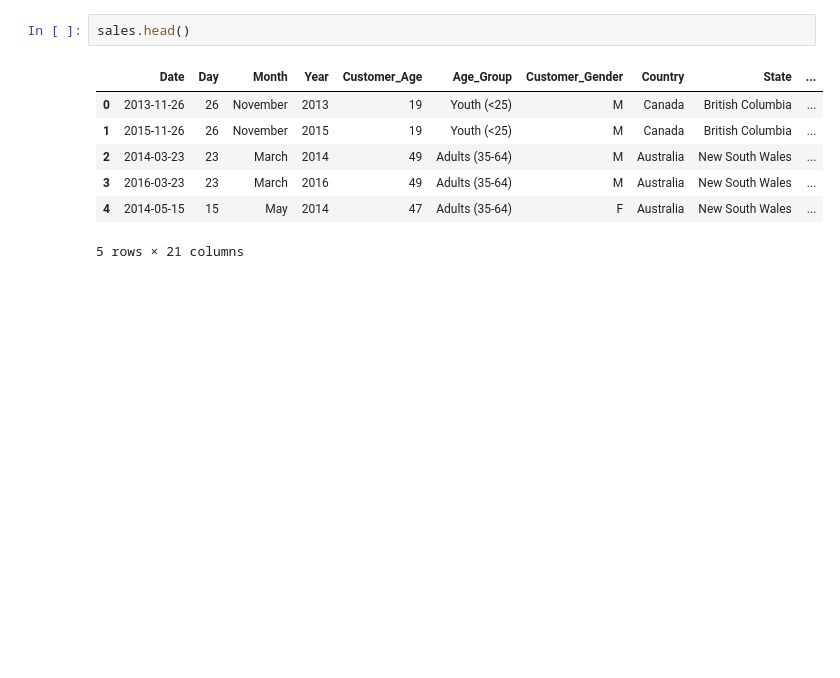
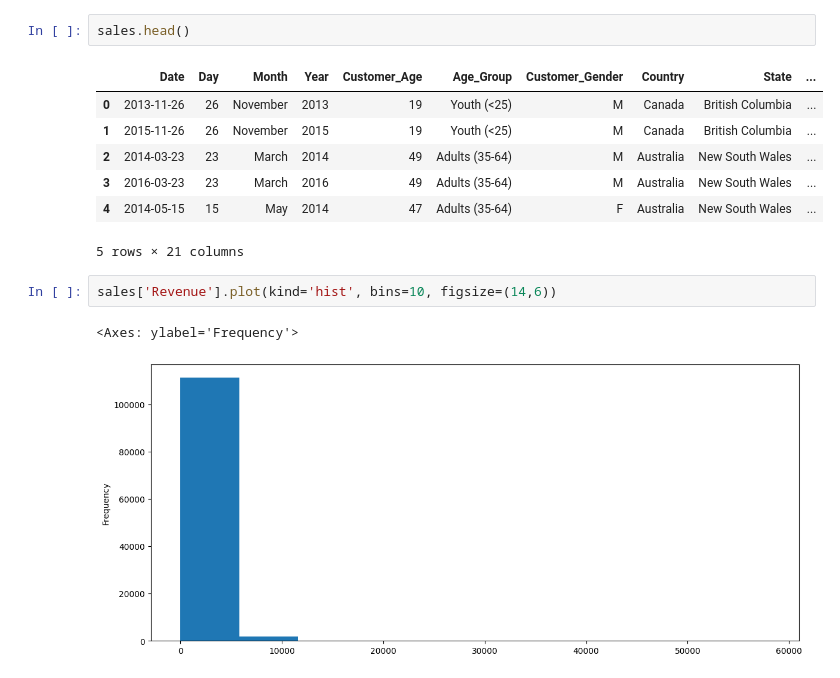
Before and after one commit to sarafkhan15/Data-Analysis-work, a Jupyter notebook: Sales_data_csv.ipynb, the cells around one changed output. Drawn from its saved outputs; the diff is of its cells as text; blank space fills up the shorter version.

```diff
--- a/Sales_data_csv.ipynb
+++ b/Sales_data_csv.ipynb
@@ -355,3 +355,8 @@ sales.head()
 | 3 | 2016-03-23 | 23 | March | 2016 | 49 | Adults (35-64) | M | Australia | New South Wales | ... |
 | 4 | 2014-05-15 | 15 | May | 2014 | 47 | Adults (35-64) | F | Australia | New South Wales | ... |
 5 rows × 21 columns
+# %%
+sales['Revenue'].plot(kind='hist', bins=10, figsize=(14,6))
+# %% [output]
+<Axes: ylabel='Frequency'>
+[figure, added]
```
Also changed, not shown: parts of 4 cells of this notebook.
